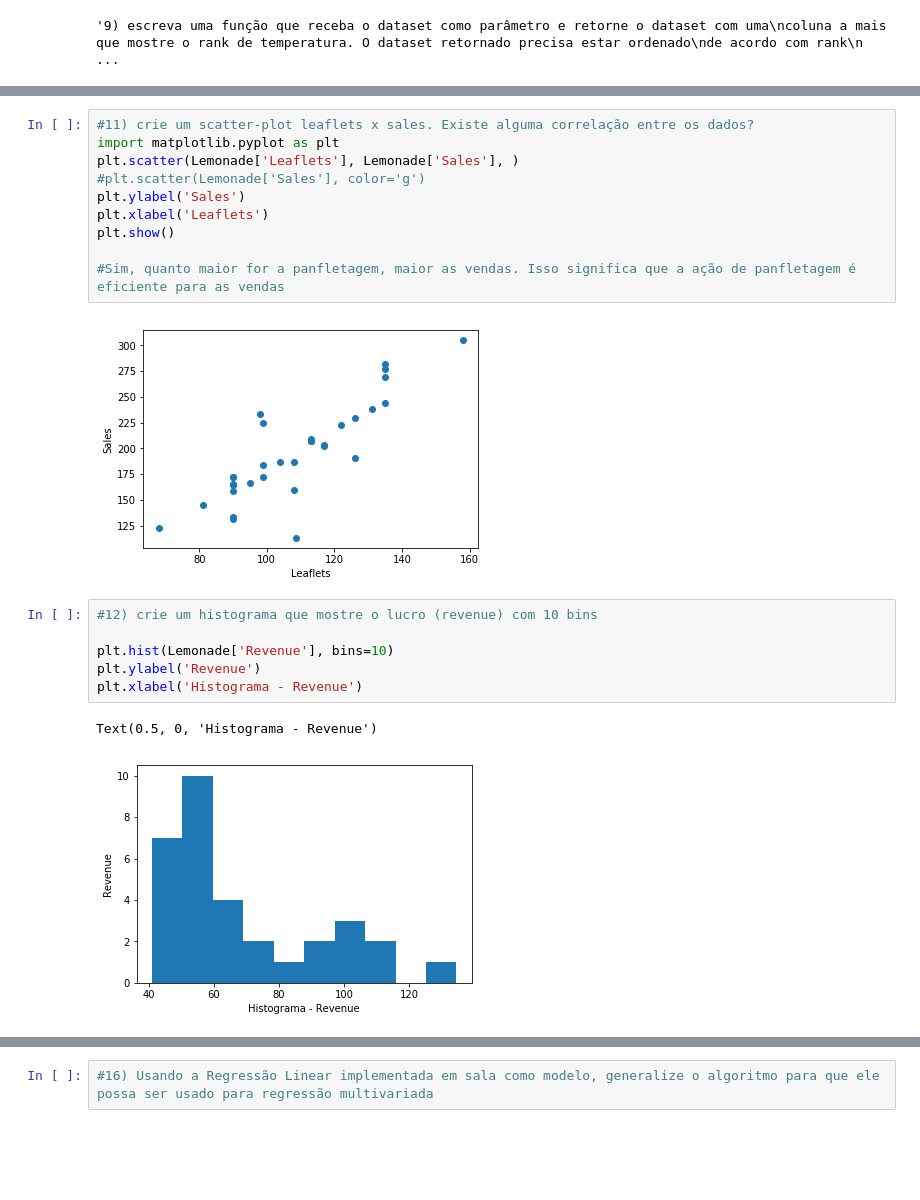
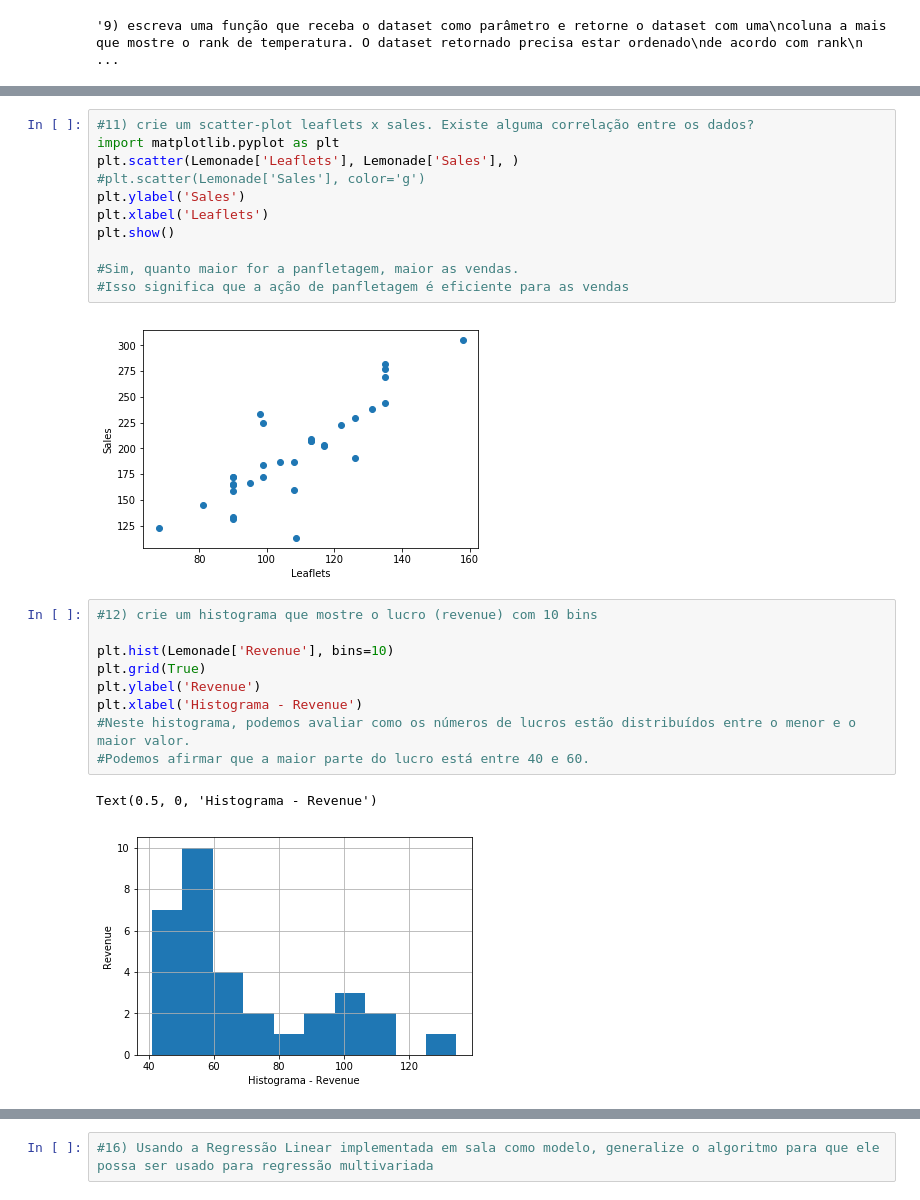
Before and after one commit to Nayarafranco/Lemonades2016, a Jupyter notebook: Trabalho Final Python_Nayara Franco.ipynb, the cells around one changed output, grey strips where cells are left out. Saved outputs shown, nothing was run; the diff lists cells and outputs as text; blank space fills up the shorter version.

```diff
--- a/Trabalho Final Python_Nayara Franco.ipynb
+++ b/Trabalho Final Python_Nayara Franco.ipynb
@@ -123,18 +136,22 @@ plt.ylabel('Sales')
 plt.xlabel('Leaflets')
 plt.show()
 
-#Sim, quanto maior for a panfletagem, maior as vendas. Isso significa que a ação de panfletagem é eficiente para as vendas
+#Sim, quanto maior for a panfletagem, maior as vendas.
+#Isso significa que a ação de panfletagem é eficiente para as vendas
 # %% [output]
 [figure]
 # %%
 #12) crie um histograma que mostre o lucro (revenue) com 10 bins
 
 plt.hist(Lemonade['Revenue'], bins=10)
+plt.grid(True)
 plt.ylabel('Revenue')
 plt.xlabel('Histograma - Revenue')
+#Neste histograma, podemos avaliar como os números de lucros estão distribuídos entre o menor e o maior valor.
+#Podemos afirmar que a maior parte do lucro está entre 40 e 60.
 # %% [output]
 Text(0.5, 0, 'Histograma - Revenue')
-[figure, old version]
+[figure, new version]
 # %%
 #13) crie um gráfico de linha que compute o lucro por tipo de fruta ao longo do tempo
 Lemonade['Lemon Revenue'] = Lemonade['Price']*Lemonade['Lemon']
```
Also changed, not shown: parts of 19 cells of this notebook.
